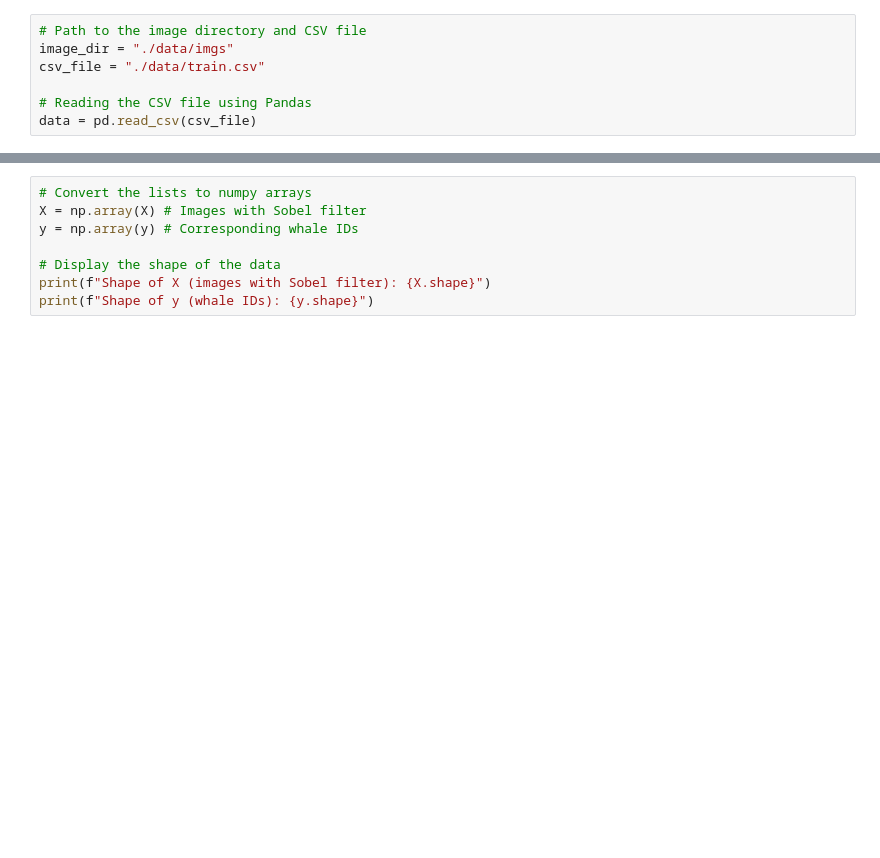
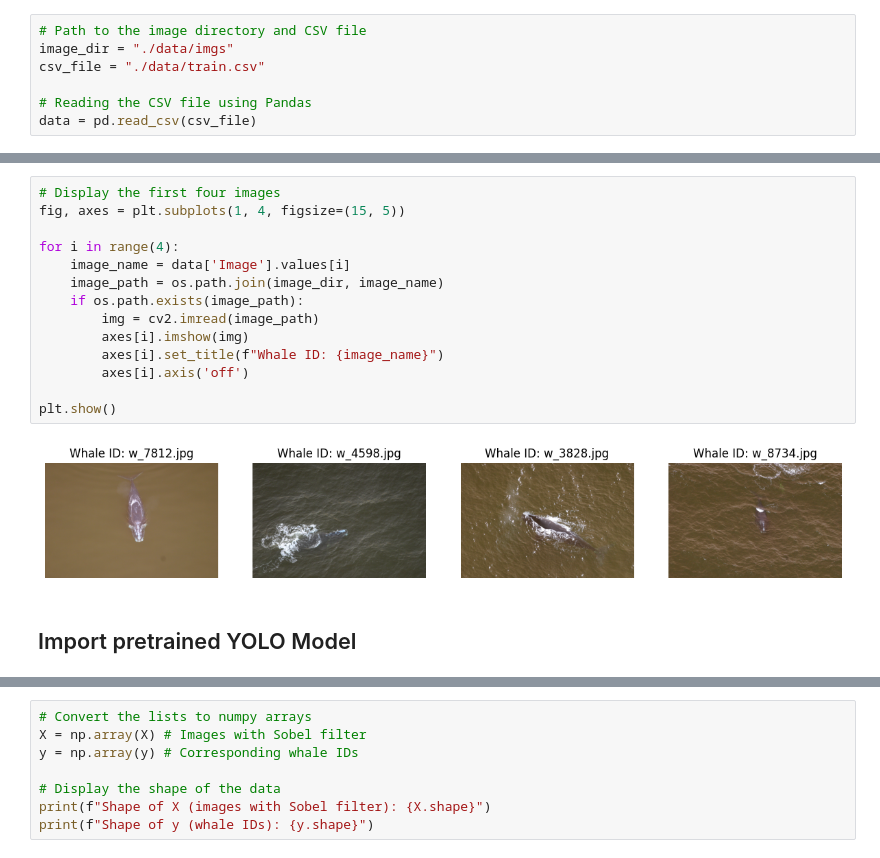
Before and after one commit to HSLU-Projects/ARTIFIN, a Jupyter notebook: WhaleDetection.ipynb, the cells around one changed output, grey strips where cells are left out. Drawn from its saved outputs; the diff is of its cells as text; blank space fills up the shorter version.

```diff
--- a/WhaleDetection.ipynb
+++ b/WhaleDetection.ipynb
@@ -35,0 +28,18 @@ for idx, whale_id in enumerate(sorted(data['whaleID'].unique())):
+# %%
+# Display the first four images
+fig, axes = plt.subplots(1, 4, figsize=(15, 5))
+
+for i in range(4):
+    image_name = data['Image'].values[i]
+    image_path = os.path.join(image_dir, image_name)
+    if os.path.exists(image_path):
+        img = cv2.imread(image_path)
+        axes[i].imshow(img)
+        axes[i].set_title(f"Whale ID: {image_name}")
+        axes[i].axis('off')
+
+plt.show()
+# %% [output]
+[figure, added]
+# %% [markdown]
+## Import pretrained YOLO Model
```
Also changed, not shown: parts of 17 cells of this notebook, 2 other files.
